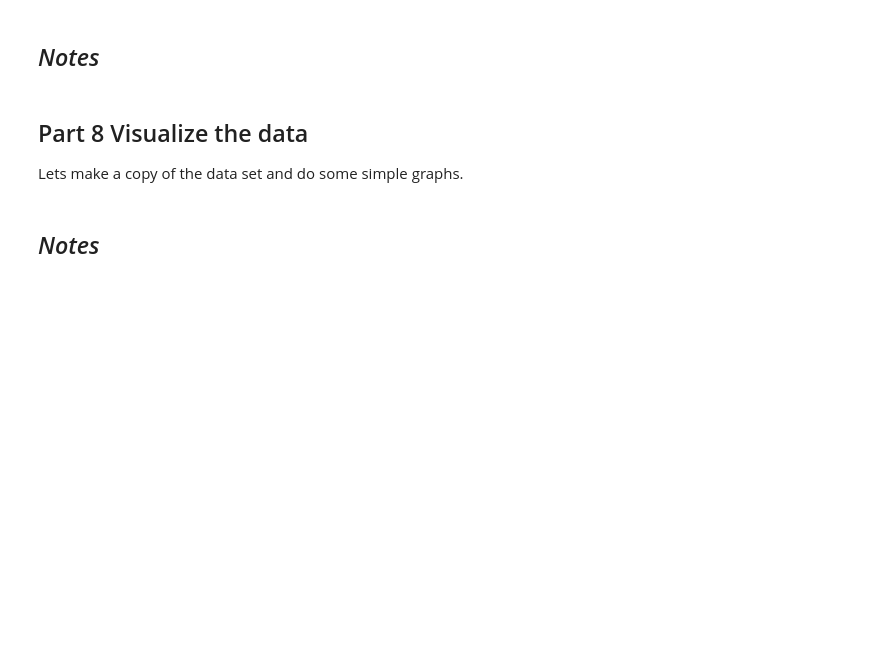
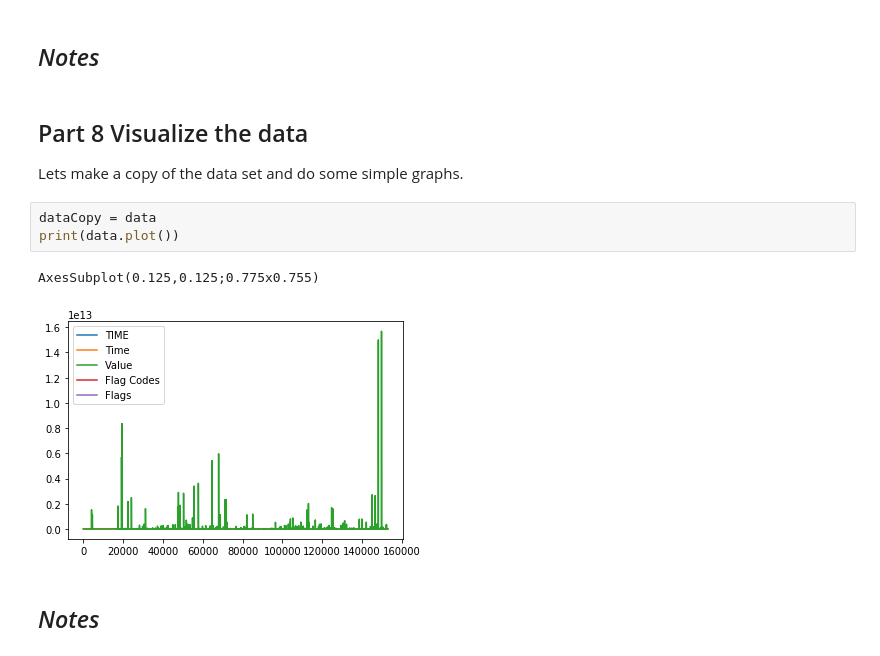
Before and after one commit to nicholascallee/MachineLearningCSIS44566, a Jupyter notebook: assignment3/Assignment3.ipynb, the cells around one changed output. Drawn from its saved outputs; the diff is of its cells as text; blank space fills up the shorter version.

```diff
--- a/assignment3/Assignment3.ipynb
+++ b/assignment3/Assignment3.ipynb
@@ -126,6 +136,12 @@ To really understand what is going on in the data, we will need to see a distrib
 # %% [markdown]
 ## Part 8 Visualize the data
 Lets make a copy of the data set and do some simple graphs.
+# %%
+dataCopy = data
+print(data.plot())
+# %% [output]
+AxesSubplot(0.125,0.125;0.775x0.755)
+[figure, added]
 # %% [markdown]
 ## _Notes_
 # %% [markdown]
```
Also changed, not shown: parts of 2 cells of this notebook.
